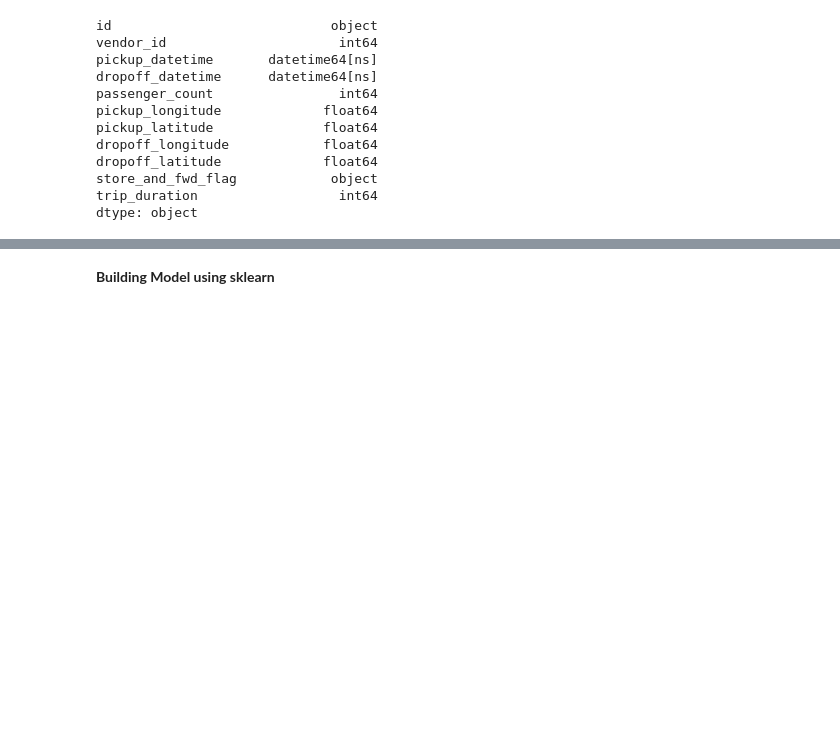
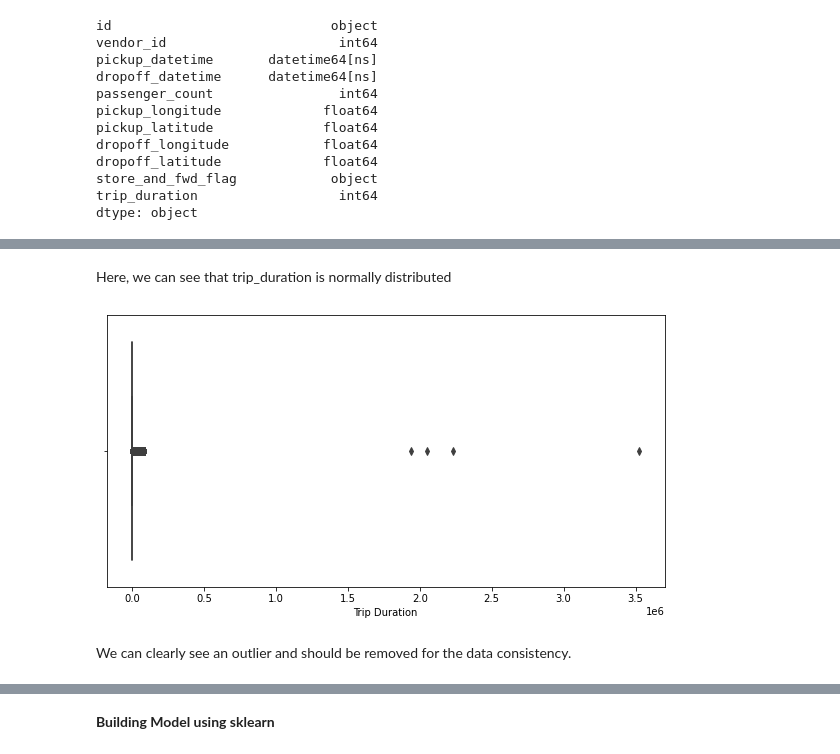
Before and after one commit to sanjaymkr/NYC-Taxi-Trip-Time-Prediction, a Jupyter notebook: Sanjay_Kumar_NYC_Taxi_Trip_Time_Prediction_Capstone_Project.ipynb, the cells around one changed output, grey strips where cells are left out. Saved outputs shown, nothing was run; the diff lists cells and outputs as text; code cells hidden in the pictures; blank space fills up the shorter version.

```diff
--- a/Sanjay_Kumar_NYC_Taxi_Trip_Time_Prediction_Capstone_Project.ipynb
+++ b/Sanjay_Kumar_NYC_Taxi_Trip_Time_Prediction_Capstone_Project.ipynb
@@ -312,0 +238,11 @@ plt.show()
+# %% [markdown]
+Here, we can see that trip_duration is normally distributed
+# %%
+plt.figure(figsize = (10,5))
+sns.boxplot(df.trip_duration)
+plt.xlabel('Trip Duration')
+plt.show()
+# %% [output]
+[figure, added]
+# %% [markdown]
+We can clearly see an outlier and should be removed for the data consistency.
```
Also changed, not shown: parts of 197 cells of this notebook.
